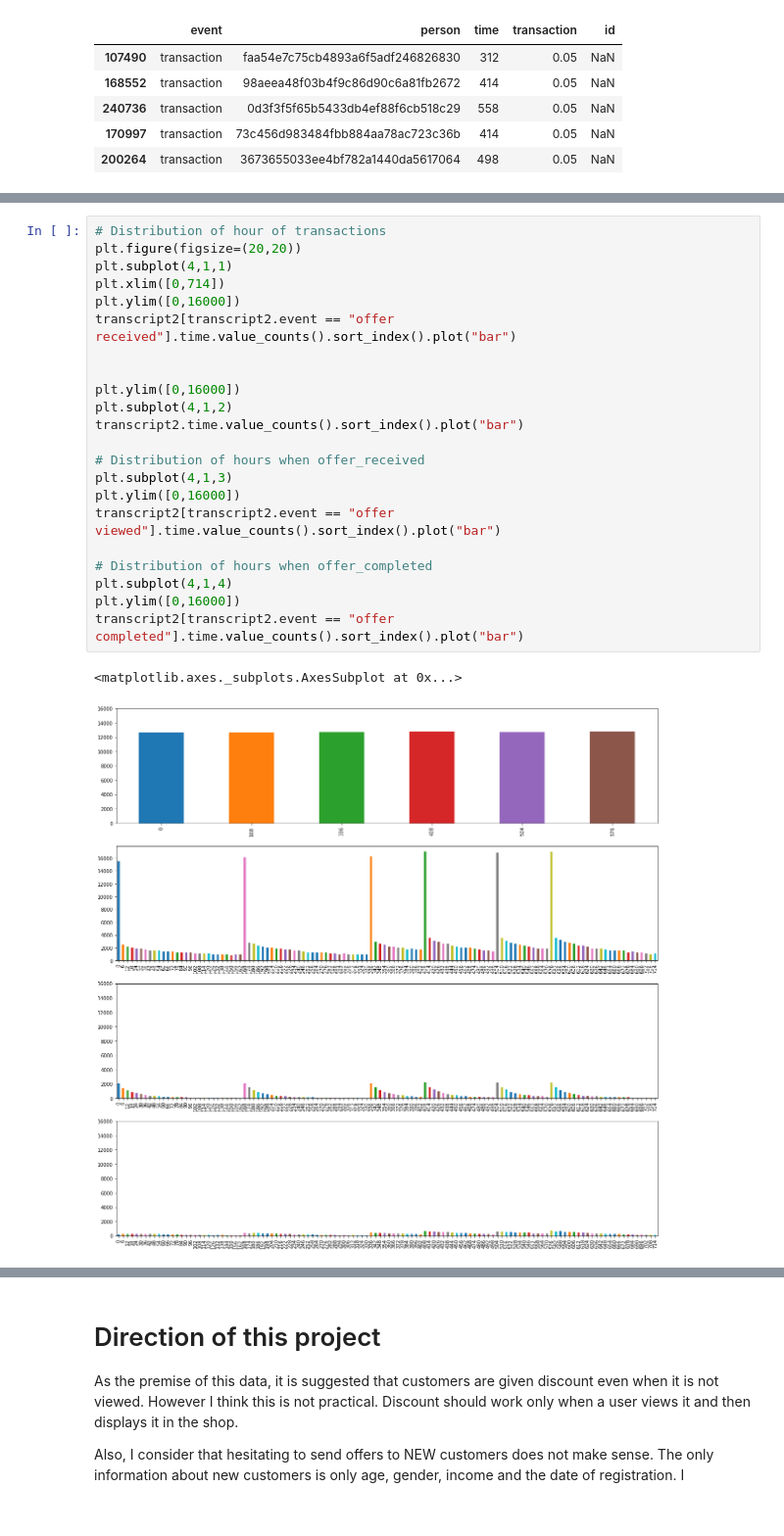
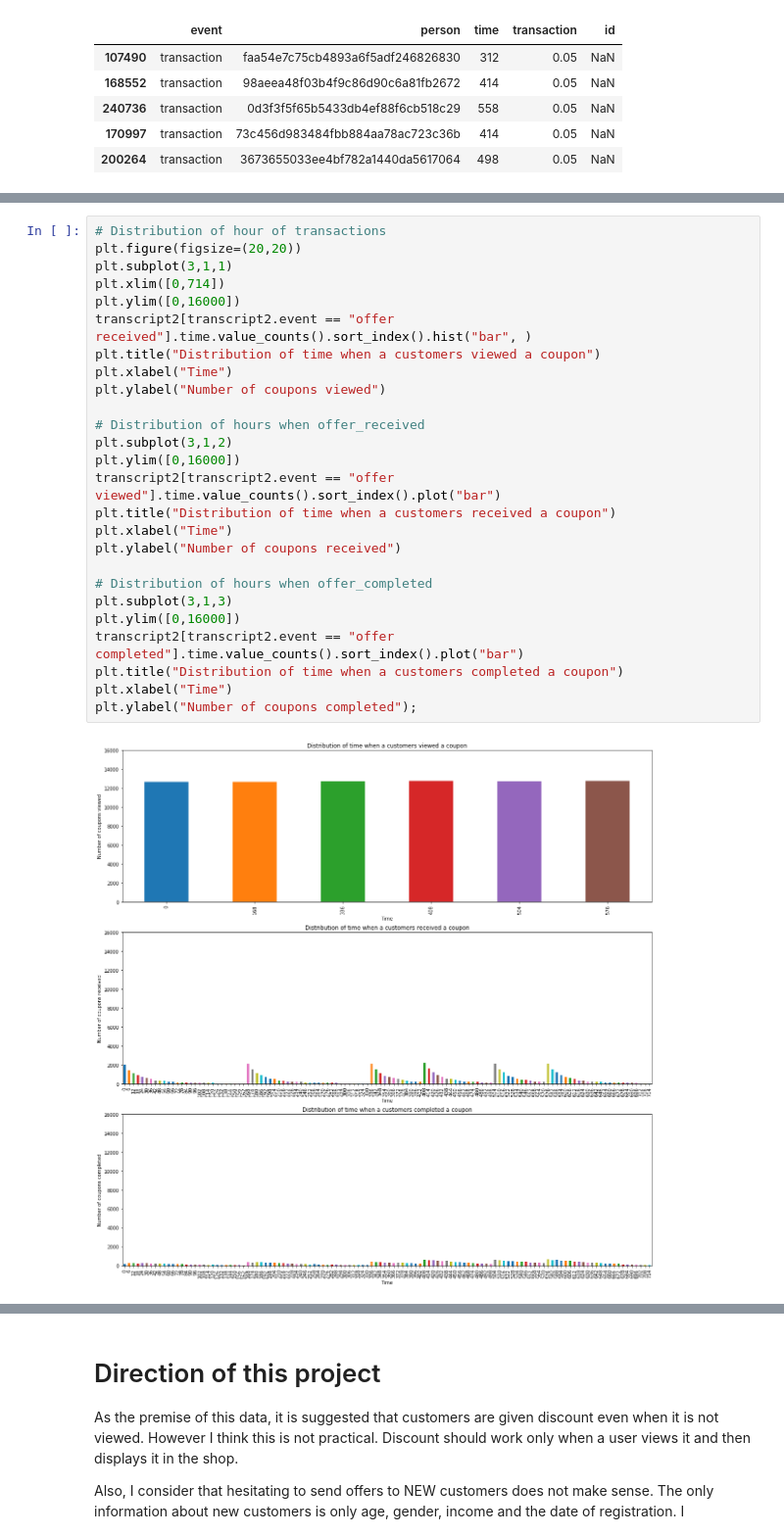
Before and after one commit to kudojp/StarBucksPromotionAnalysis, a Jupyter notebook: 190315StarbucksPromotionAnalysis.ipynb, the cells around one changed output, grey strips where cells are left out. Shown at 98% size. Cells and saved outputs as stored; diff of their text form; blank space fills up the shorter version.

```diff
--- a/190315StarbucksPromotionAnalysis.ipynb
+++ b/190315StarbucksPromotionAnalysis.ipynb
@@ -459,25 +475,28 @@ transcript2[transcript2.transaction == 0.05].time.hist()
 # %%
 # Distribution of hour of transactions
 plt.figure(figsize=(20,20))
-plt.subplot(4,1,1)
+plt.subplot(3,1,1)
 plt.xlim([0,714])
 plt.ylim([0,16000])
-transcript2[transcript2.event == "offer received"].time.value_counts().sort_index().plot("bar")
-
-
-plt.ylim([0,16000])
-plt.subplot(4,1,2)
-transcript2.time.value_counts().sort_index().plot("bar")
+transcript2[transcript2.event == "offer received"].time.value_counts().sort_index().hist("bar", )
+plt.title("Distribution of time when a customers viewed a coupon")
+plt.xlabel("Time")
+plt.ylabel("Number of coupons viewed")
 
 # Distribution of hours when offer_received
-plt.subplot(4,1,3)
+plt.subplot(3,1,2)
 plt.ylim([0,16000])
 transcript2[transcript2.event == "offer viewed"].time.value_counts().sort_index().plot("bar")
+plt.title("Distribution of time when a customers received a coupon")
+plt.xlabel("Time")
+plt.ylabel("Number of coupons received")
 
 # Distribution of hours when offer_completed
-plt.subplot(4,1,4)
+plt.subplot(3,1,3)
 plt.ylim([0,16000])
 transcript2[transcript2.event == "offer completed"].time.value_counts().sort_index().plot("bar")
+plt.title("Distribution of time when a customers completed a coupon")
+plt.xlabel("Time")
+plt.ylabel("Number of coupons completed");
 # %% [output]
-<matplotlib.axes._subplots.AxesSubplot at 0x...>
-[figure, old version]
+[figure, new version]
```
Also changed, not shown: parts of 23 cells of this notebook, 5 other files.
